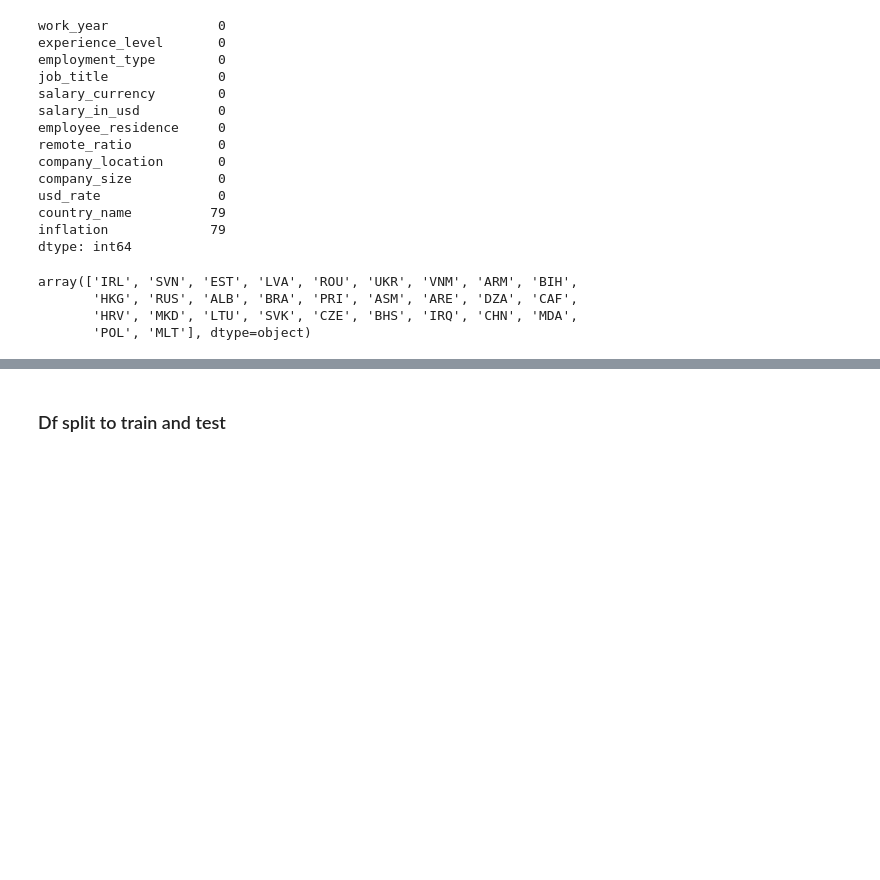
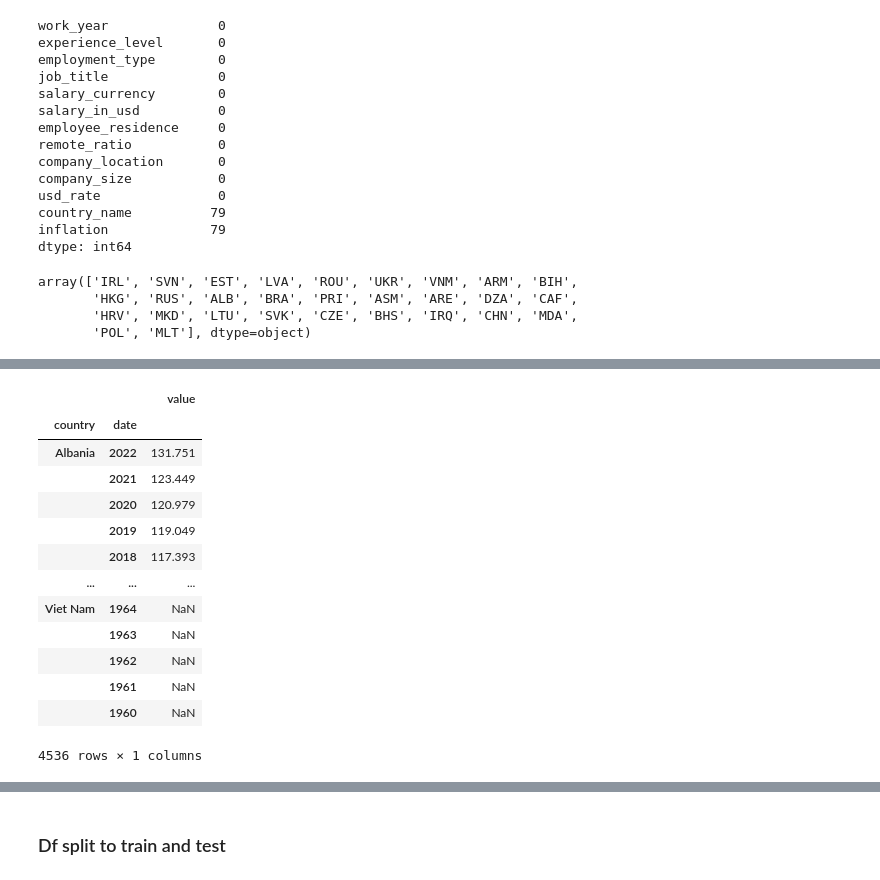
Before and after one commit to rvewebs/ds_salary, a Jupyter notebook: ds_salary.ipynb, the cells around one changed output, grey strips where cells are left out. Saved outputs shown, nothing was run; the diff lists cells and outputs as text; code cells hidden in the pictures; blank space fills up the shorter version.

```diff
--- a/ds_salary.ipynb
+++ b/ds_salary.ipynb
@@ -530,0 +592,17 @@ cc.
+# %%
+pd.DataFrame(cpi_rates)
+# %% [output]
+|  |  | value |
+| country | date |  |
+| Albania | 2022 | 131.751 |
+|  | 2021 | 123.449 |
+|  | 2020 | 120.979 |
+|  | 2019 | 119.049 |
+|  | 2018 | 117.393 |
+| ... | ... | ... |
+| Viet Nam | 1964 | NaN |
+|  | 1963 | NaN |
+|  | 1962 | NaN |
+|  | 1961 | NaN |
+|  | 1960 | NaN |
+4536 rows × 1 columns
```
Also changed, not shown: parts of 19 cells of this notebook, 2 other files.
